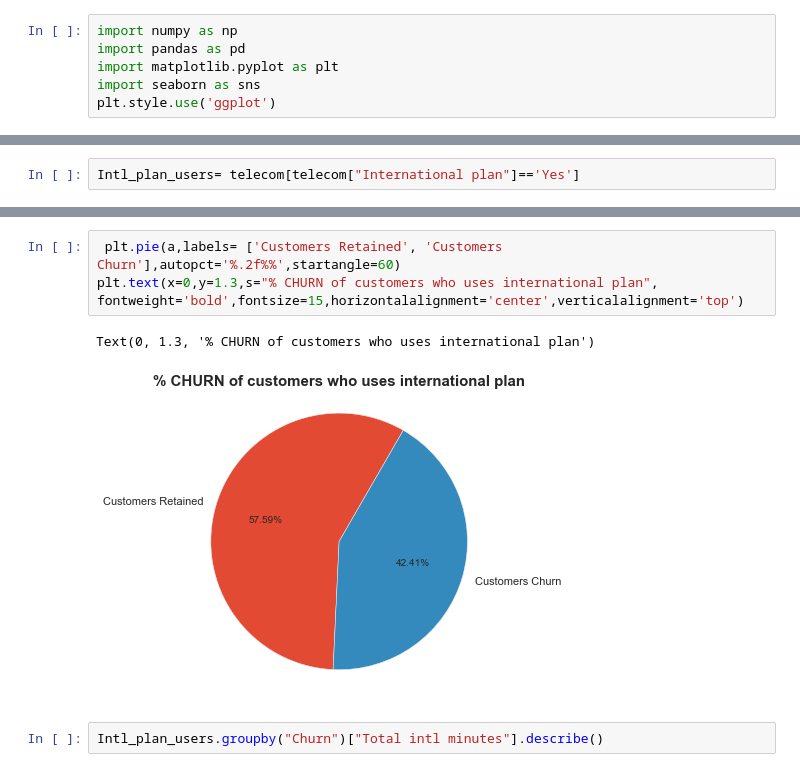
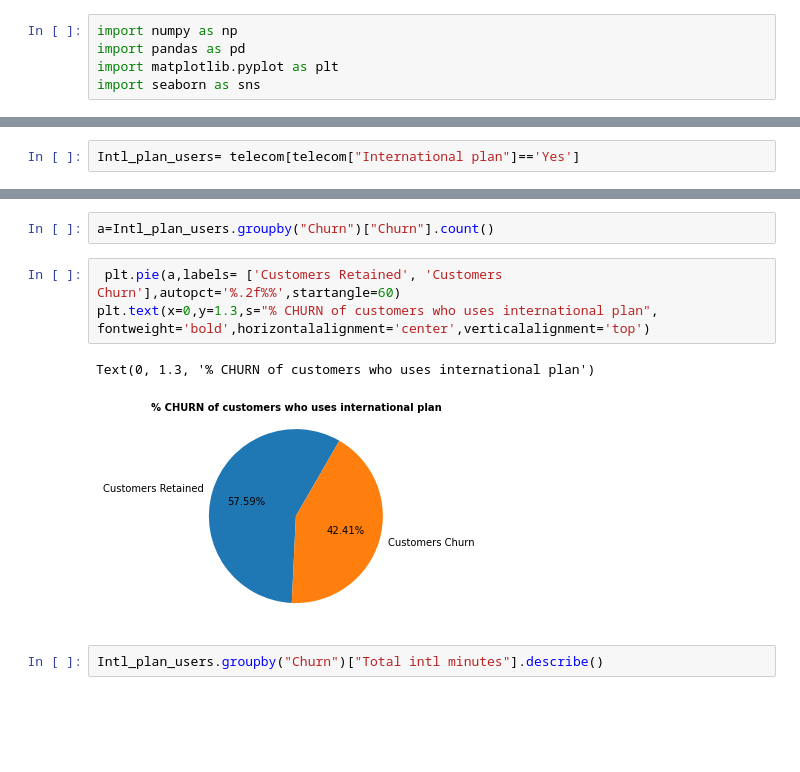
Before and after one commit to Harsshhhh/Telecom-Churn-Analysis-and-Prediction, a Jupyter notebook: Telecom_Churn_Analysis.ipynb, the cells around one changed output, grey strips where cells are left out. Drawn from its saved outputs; the diff is of its cells as text; blank space fills up the shorter version.

```diff
--- a/Telecom_Churn_Analysis.ipynb
+++ b/Telecom_Churn_Analysis.ipynb
@@ -5,7 +27,6 @@ import numpy as np
 import pandas as pd
 import matplotlib.pyplot as plt
 import seaborn as sns
-plt.style.use('ggplot')
 # %%
 telecom = pd.read_csv("Telecom Churn.csv")
 # %%
@@ -191,9 +205,11 @@ dtype: int64
+# %%
+a=Intl_plan_users.groupby("Churn")["Churn"].count()
 # %%
  plt.pie(a,labels= ['Customers Retained', 'Customers Churn'],autopct='%.2f%%',startangle=60)
-plt.text(x=0,y=1.3,s="% CHURN of customers who uses international plan", fontweight='bold',fontsize=15,horizontalalignment='center',verticalalignment='top')
+plt.text(x=0,y=1.3,s="% CHURN of customers who uses international plan", fontweight='bold',horizontalalignment='center',verticalalignment='top')
 # %% [output]
 Text(0, 1.3, '% CHURN of customers who uses international plan')
-[figure, old version]
+[figure, new version]
 # %%
 Intl_plan_users.groupby("Churn")["Total intl minutes"].describe()
 # %% [output]
```
Also changed, not shown: parts of 36 cells of this notebook.
